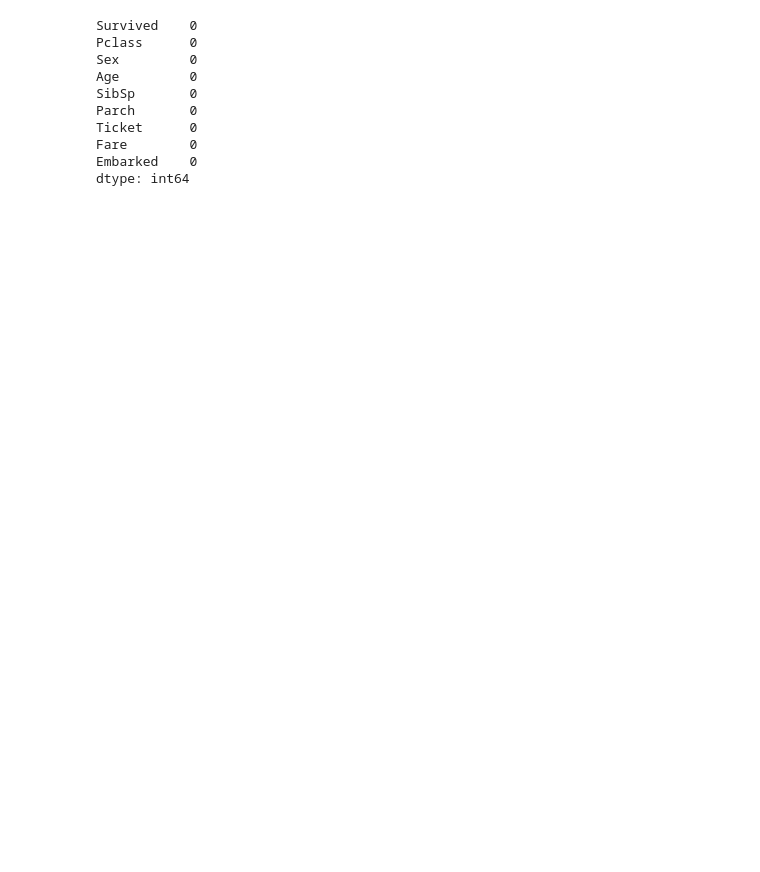
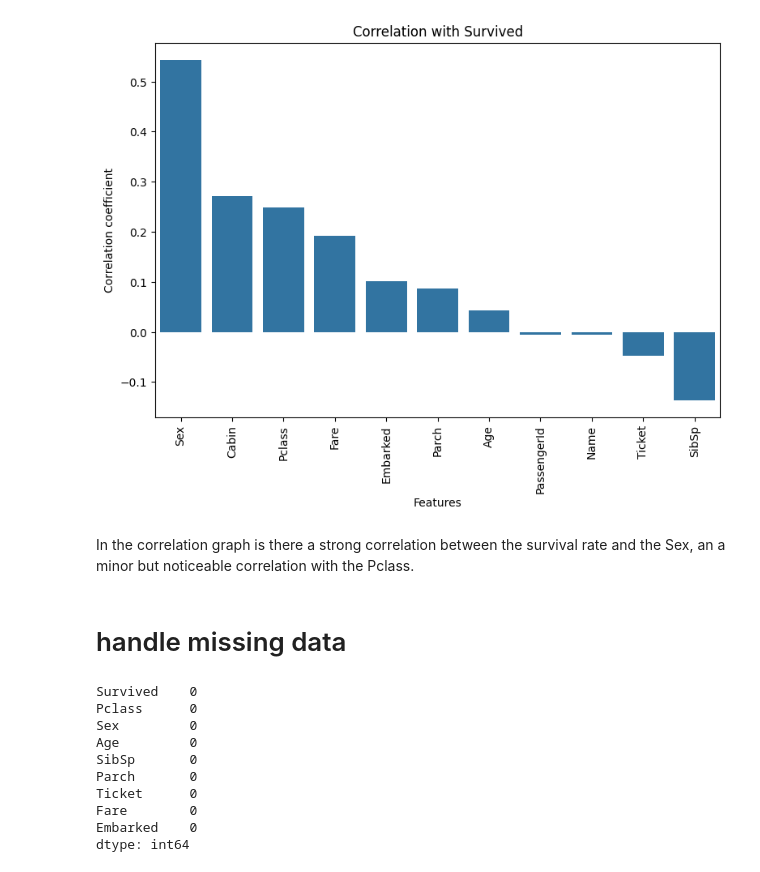
Before and after one commit to JordyCrthls/titanic, a Jupyter notebook: analitycs.ipynb, the cells around one changed output. Cells and saved outputs as stored; diff of their text form; code cells hidden in the pictures; blank space fills up the shorter version.

```diff
--- a/analitycs.ipynb
+++ b/analitycs.ipynb
@@ -24,2 +84,31 @@ data.head()
+# %%
+def factorize_columns(data, columns_to_factorize):
+    encoded_mappings = {}
+
+    for column in columns_to_factorize:
+        codes, unique_values = pd.factorize(data[column])
+        data[column] = codes
+        encoded_mappings[column] = {column: unique_values}
+
+    return data, encoded_mappings
+# %%
+factorized, x = factorize_columns(data, data.columns.tolist())
+
+corr = factorized.corr()
+
+# Get correlations with 'Survived', and drop the 'Survived' correlation itself
+correlation_with_survived = corr['Survived'].drop('Survived').sort_values(ascending=False)
+
+plt.figure(figsize=(9,6))
+sns.barplot(x = correlation_with_survived.index, y = correlation_with_survived.values)
+plt.title('Correlation with Survived')
+plt.xlabel('Features')
+plt.ylabel('Correlation coefficient')
+plt.xticks(rotation=90)
+plt.show()
+# %% [output]
+[figure, added]
+# %% [markdown]
+In the correlation graph is there a strong correlation between the survival rate and the Sex, an a minor but noticeable correlation with the Pclass.
 # %%
 data.drop(['Name', 'PassengerId', 'Cabin'], axis=1, inplace=True)
@@ -36,3 +115,5 @@ def factorize_columns(data, columns_to_factorize):
+# %% [markdown]
+# handle missing data
 # %%
 
 def replace_undefined_with_mode(data, column_name):
```
Also changed, not shown: parts of 26 cells of this notebook, 1 other file.
